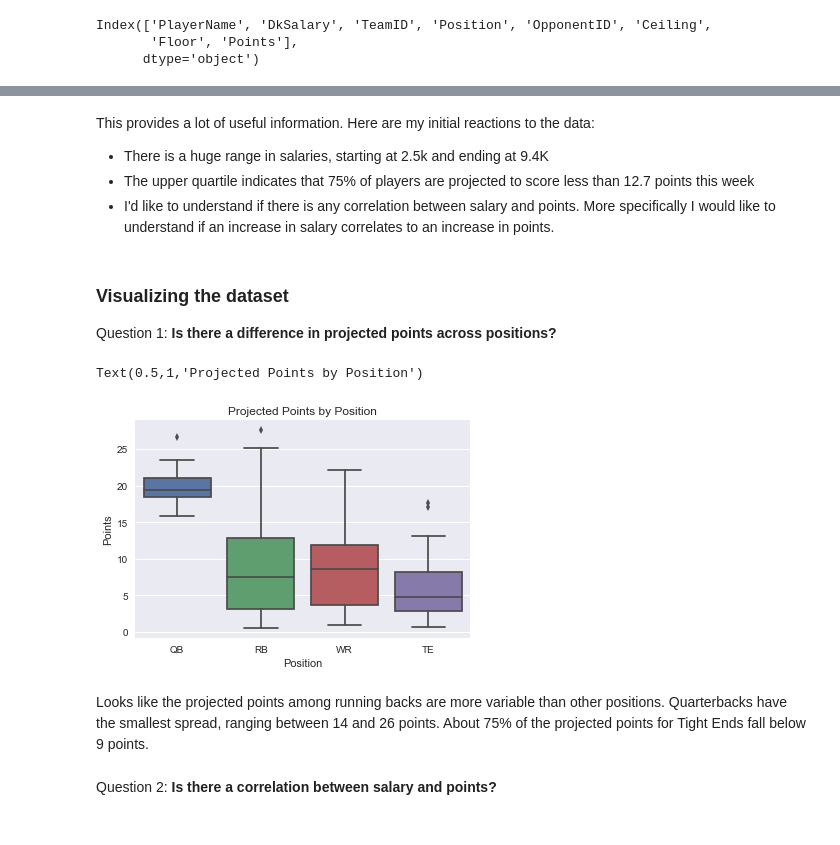
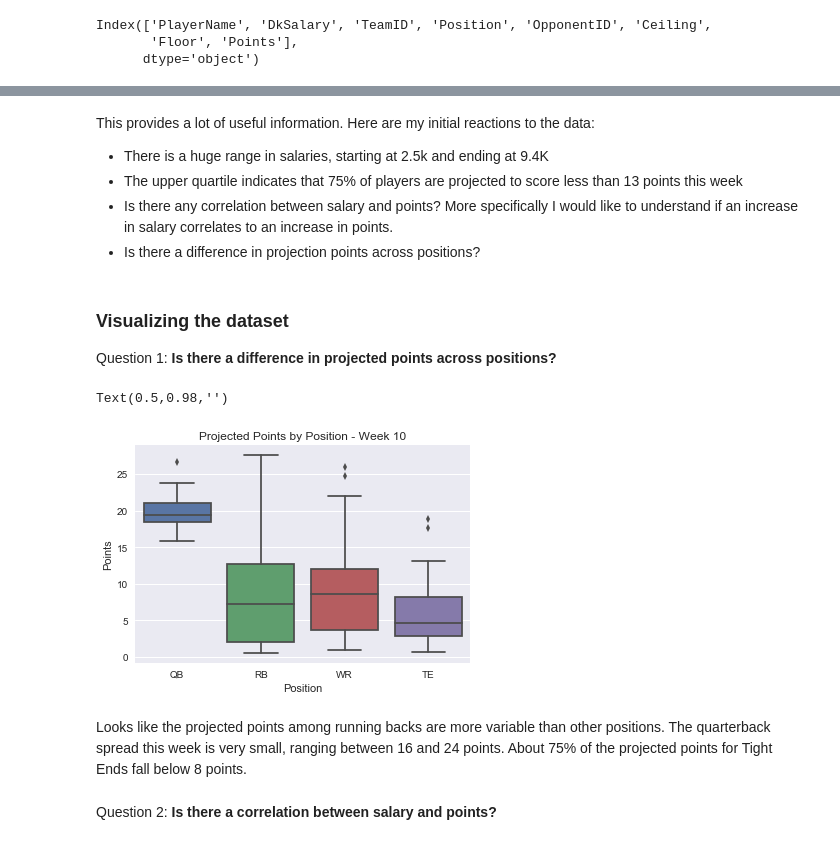
Before and after one commit to ericcolon/DailyFantasySports, a Jupyter notebook: ProjectionData.ipynb, the cells around one changed output, grey strips where cells are left out. Cells and saved outputs as stored; diff of their text form; code cells hidden in the pictures.

Commit message:
Updated notebook for week10 and fixed errors

```diff
--- a/ProjectionData.ipynb
+++ b/ProjectionData.ipynb
@@ -139,8 +137,9 @@ df.describe()
 This provides a lot of useful information. Here are my initial reactions to the data:
 
  - There is a huge range in salaries, starting at 2.5k and ending at 9.4K
- - The upper quartile indicates that 75% of players are projected to score less than 12.7 points this week
- - I'd like to understand if there is any correlation between salary and points. More specifically I would like to understand if an increase in salary correlates to an increase in points.
+ - The upper quartile indicates that 75% of players are projected to score less than 13 points this week
+ - Is there any correlation between salary and points? More specifically I would like to understand if an increase in salary correlates to an increase in points.
+ - Is there a difference in projection points across positions?
 # %% [markdown]
 ### Visualizing the dataset
 
@@ -148,14 +147,13 @@ Question 1: **Is there a difference in projected points across positions?**
 # %%
 #Create a boxplot to compare Points across the different values for position
 sns.set()
-sns.boxplot(x='Position',y='Points',data=df)
+sns.boxplot(x='Position',y='Points',data=df).set_title('Projected Points by Position - Week 10')
 plt.suptitle("") #Remove the title that is autogenerated by Pandas
-plt.title('Projected Points by Position') #Add a title
 # %% [output]
-Text(0.5,1,'Projected Points by Position')
+Text(0.5,0.98,'')
-[figure, old version]
+[figure, new version]
 # %% [markdown]
-Looks like the projected points among running backs are more variable than other positions. Quarterbacks have the smallest spread, ranging between 14 and 26 points. About 75% of the projected points for Tight Ends fall below 9 points.
+Looks like the projected points among running backs are more variable than other positions. The quarterback spread this week is very small, ranging between 16 and 24 points. About 75% of the projected points for Tight Ends fall below 8 points.
 # %% [markdown]
 Question 2: **Is there a correlation between salary and points?**
 # %%
```
Also changed, not shown: parts of 15 cells of this notebook.
